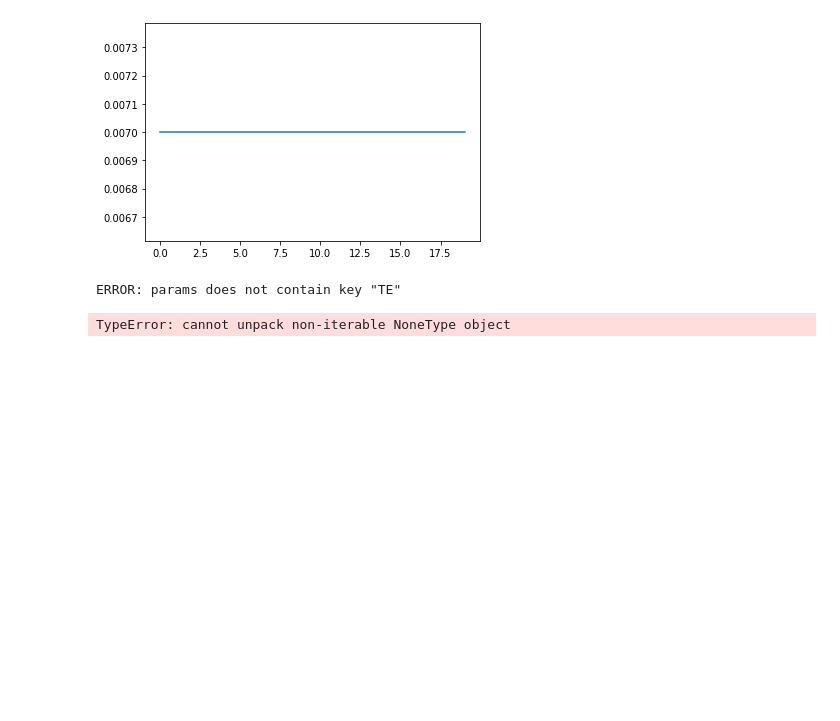
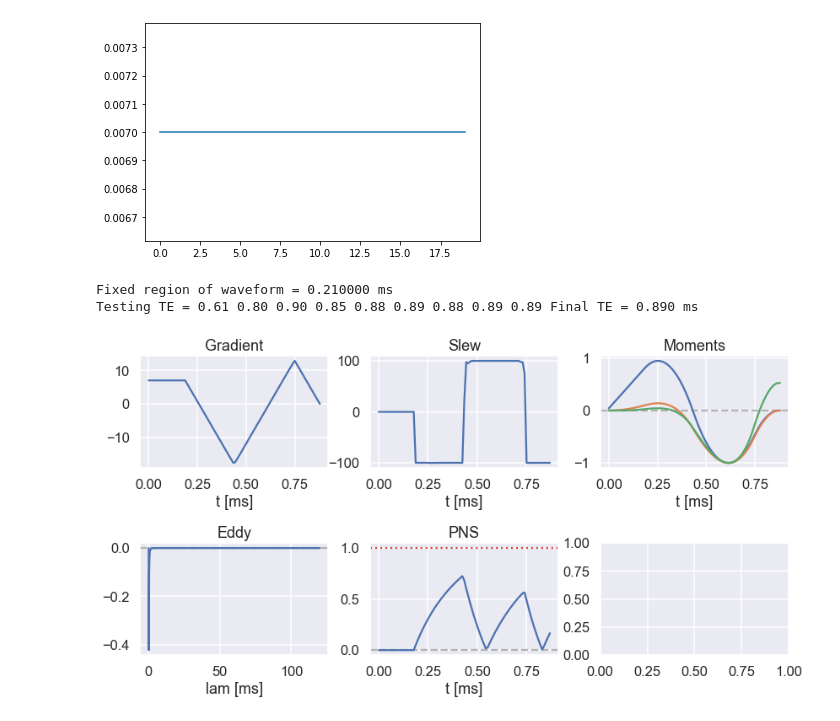
Before and after one commit to cmr-group/gropt, a Jupyter notebook: python/demo_gfix.ipynb, the cells around one changed output. Cells and saved outputs as stored; diff of their text form; code cells hidden in the pictures; blank space fills up the shorter version.

Commit message:
Added a better gfix demo for python, as well as gfix TE finder

```diff
--- a/python/demo_gfix.ipynb
+++ b/python/demo_gfix.ipynb
@@ -28,24 +28,26 @@ plt.plot(G_ss)
 # %%
 params = {}
 params['mode'] = 'free'
 params['gmax']  = 0.05
 params['smax']  = 100.0
 
 params['moment_params']  = [[0, 0, 0, -1, -1, 0.0, 1.0e-3]]
 params['moment_params'].append([0, 1, 0, -1, -1, 0.0, 1.0e-3])
 params['dt']  = dt
 
 TE = 1.0e-3
 N = int(np.round(TE/dt))
 gfix = np.ones(N) * -999999
 gfix[0] = 0.0
 gfix[-1] = 0.0
 gfix[:N_ss] = G_ss
 
 params['gfix']  = gfix
 
-G, dd = gropt.gropt(params, verbose=1)
+max_TE = 1.0
+G, T = get_min_TE_gfix(params, max_TE, True)
 plot_waveform(G, params)
 # %% [output]
-ERROR: params does not contain key "TE"
+Fixed region of waveform = 0.210000 ms
+Testing TE = 0.61 0.80 0.90 0.85 0.88 0.89 0.88 0.89 0.89 Final TE = 0.890 ms
-TypeError: cannot unpack non-iterable NoneType object
+[figure, added]
```
Also changed, not shown: parts of 5 cells of this notebook, 1 other file.
